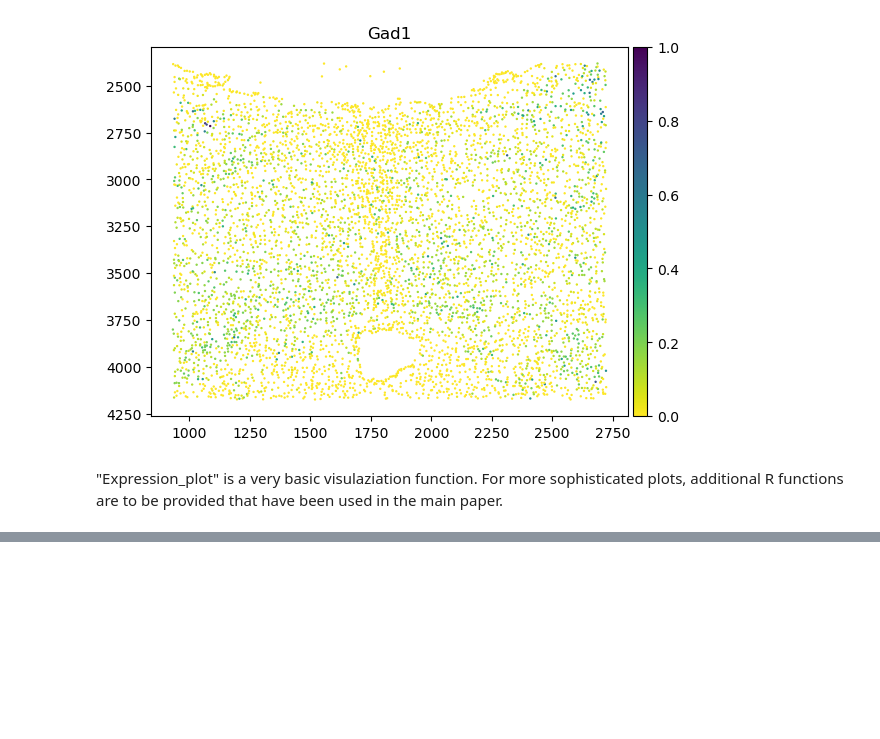
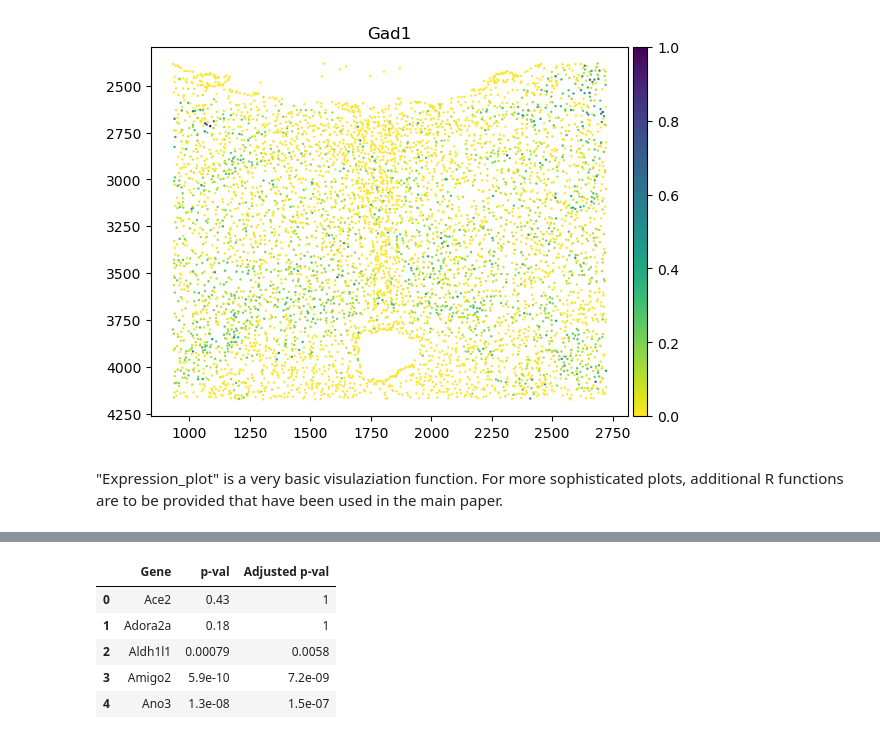
Before and after one commit to sealx017/SMASH-package, a Jupyter notebook: Merfish_analysis.ipynb, the cells around one changed output, grey strips where cells are left out. Saved outputs shown, nothing was run; the diff lists cells and outputs as text; code cells hidden in the pictures; blank space fills up the shorter version.

```diff
--- a/Merfish_analysis.ipynb
+++ b/Merfish_analysis.ipynb
@@ -168,0 +176,11 @@ SMASH.Expression_plot(Data, Gene_name, s = 0.5, cmap = 'viridis_r') # Displaying
+# %%
+SPARKX_pvals = Run_method['SPARK-X']
+SPARKX_pvals['Adjusted p-val'] = multipletests(SPARKX_pvals['p-val'], alpha=0.01, method='fdr_by')[1]
+SPARKX_pvals.head()
+# %% [output]
+|  | Gene | p-val | Adjusted p-val |
+| 0 | Ace2 | 0.43 | 1 |
+| 1 | Adora2a | 0.18 | 1 |
+| 2 | Aldh1l1 | 0.00079 | 0.0058 |
+| 3 | Amigo2 | 5.9e-10 | 7.2e-09 |
+| 4 | Ano3 | 1.3e-08 | 1.5e-07 |
```
Also changed, not shown: parts of 6 cells of this notebook, 2 other files.
